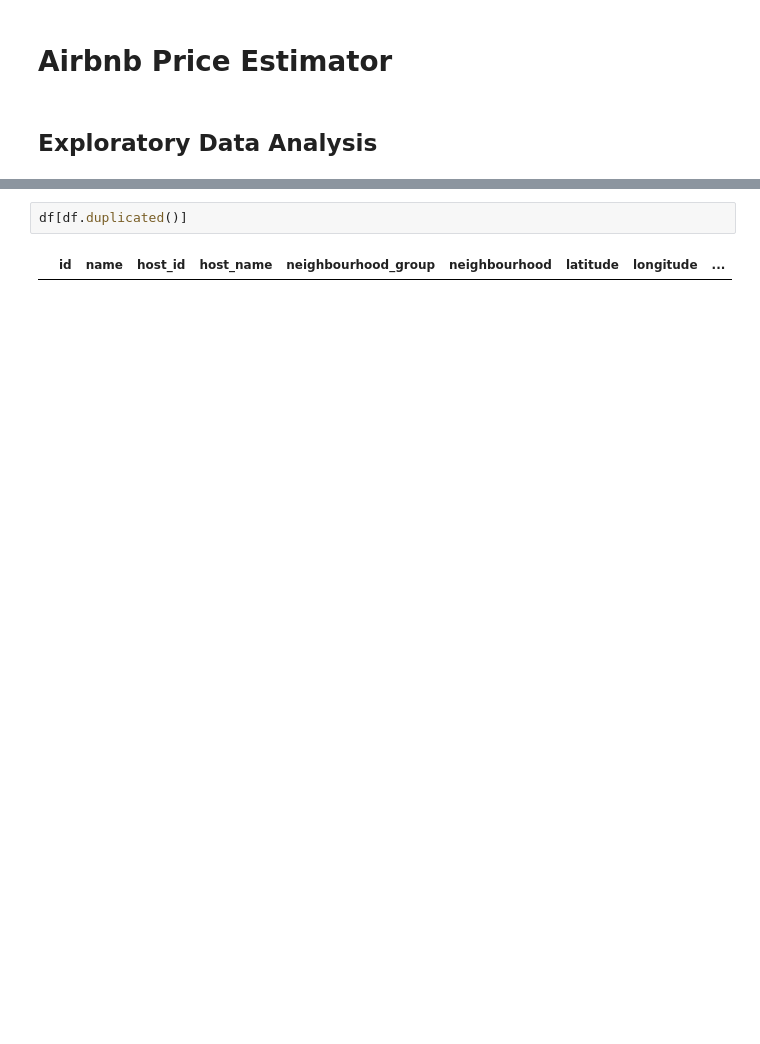
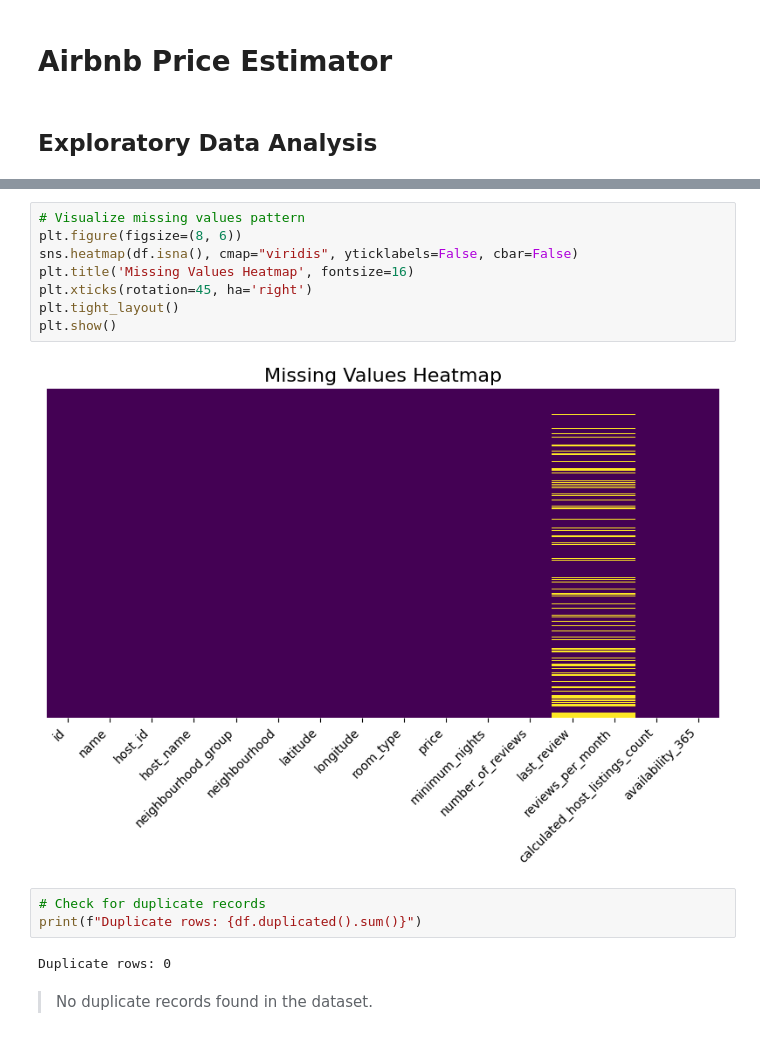
Before and after one commit to dalex2888/AML-3303, a Jupyter notebook: Airbnb Price Estimator/notebooks/01_eda_analysis.ipynb, the cells around one changed output, grey strips where cells are left out. Cells and saved outputs as stored; diff of their text form; blank space fills up the shorter version.

```diff
--- a/Airbnb Price Estimator/notebooks/01_eda_analysis.ipynb
+++ b/Airbnb Price Estimator/notebooks/01_eda_analysis.ipynb
@@ -76,7 +69,20 @@ missing
 | reviews_per_month | 10052 | 20.56% |
 | calculated_host_listings_count | 0 | 0.00% |
 | availability_365 | 0 | 0.00% |
+# %%
+# Visualize missing values pattern
+plt.figure(figsize=(8, 6))
+sns.heatmap(df.isna(), cmap="viridis", yticklabels=False, cbar=False)
+plt.title('Missing Values Heatmap', fontsize=16)
+plt.xticks(rotation=45, ha='right')
+plt.tight_layout()
+plt.show()
+# %% [output]
+[figure, added]
 # %%
-df[df.duplicated()]
+# Check for duplicate records
+print(f"Duplicate rows: {df.duplicated().sum()}")
 # %% [output]
-|  | id | name | host_id | host_name | neighbourhood_group | neighbourhood | latitude | longitude | ... |
+Duplicate rows: 0
+# %% [markdown]
+> No duplicate records found in the dataset.
```
Also changed, not shown: parts of 25 cells of this notebook.
